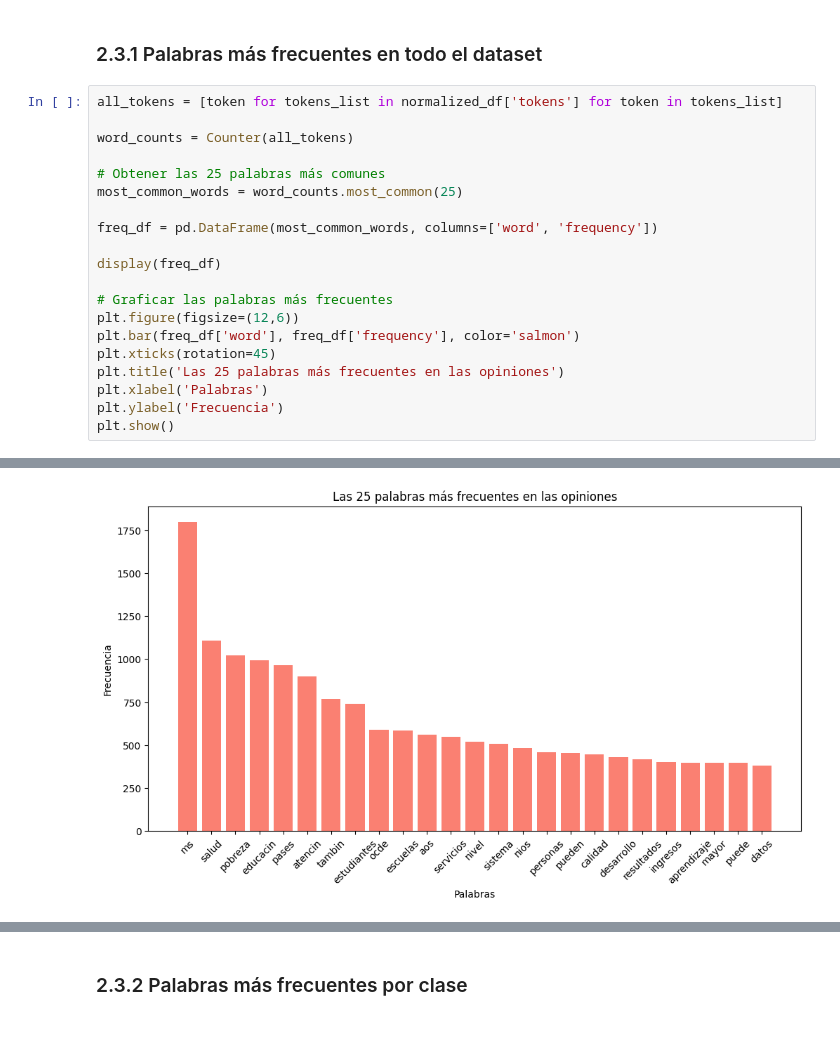
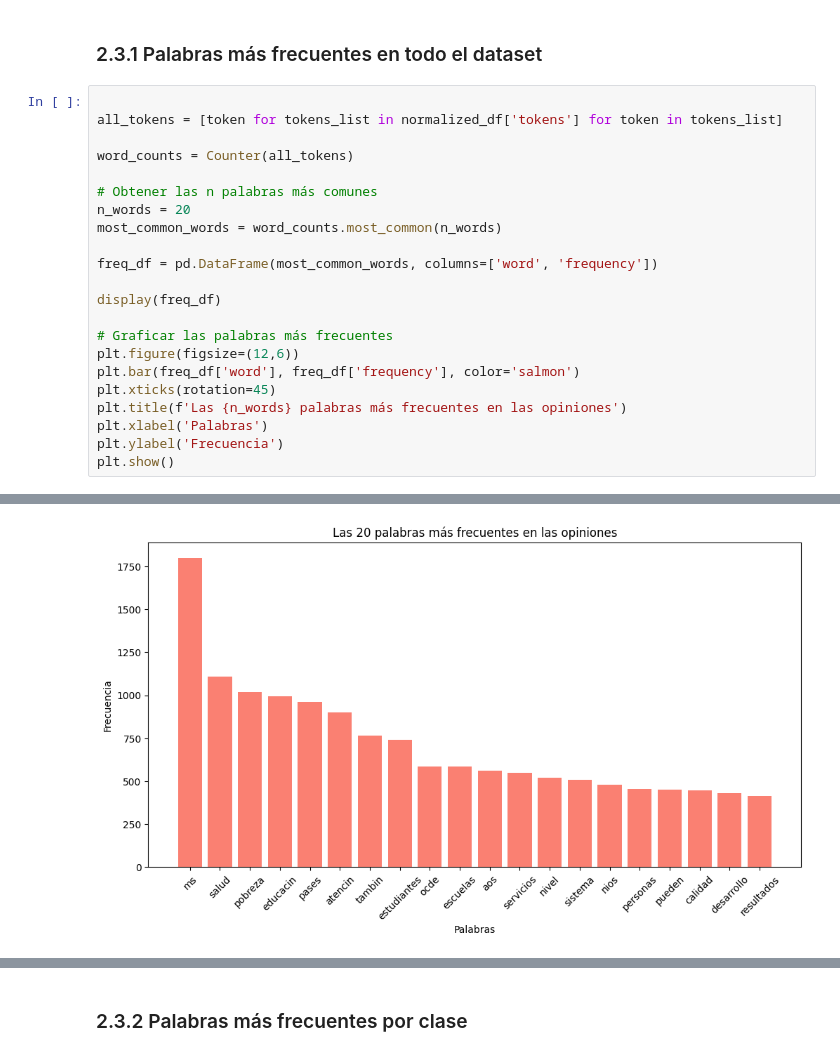
Before and after one commit to BILabsAndProjects/Proyecto1, a Jupyter notebook: exploracion_datos.ipynb, the cells around one changed output, grey strips where cells are left out. Saved outputs shown, nothing was run; the diff lists cells and outputs as text.

```diff
--- a/exploracion_datos.ipynb
+++ b/exploracion_datos.ipynb
@@ -291,12 +311,14 @@ Se quiere saber cuáles son las palabras más frecuentes en todo el dataset y po
 # %% [markdown]
 ### 2.3.1 Palabras más frecuentes en todo el dataset
 # %%
+
 all_tokens = [token for tokens_list in normalized_df['tokens'] for token in tokens_list]
 
 word_counts = Counter(all_tokens)
 
-# Obtener las 25 palabras más comunes
-most_common_words = word_counts.most_common(25)
+# Obtener las n palabras más comunes
+n_words = 20
+most_common_words = word_counts.most_common(n_words)
 
 freq_df = pd.DataFrame(most_common_words, columns=['word', 'frequency'])
 
@@ -306,7 +328,7 @@ display(freq_df)
 plt.figure(figsize=(12,6))
 plt.bar(freq_df['word'], freq_df['frequency'], color='salmon')
 plt.xticks(rotation=45)
-plt.title('Las 25 palabras más frecuentes en las opiniones')
+plt.title(f'Las {n_words} palabras más frecuentes en las opiniones')
 plt.xlabel('Palabras')
 plt.ylabel('Frecuencia')
 plt.show()
@@ -331 +353 @@ plt.show()
-[figure, old version]
+[figure, new version]
```
Also changed, not shown: parts of 8 cells of this notebook.
